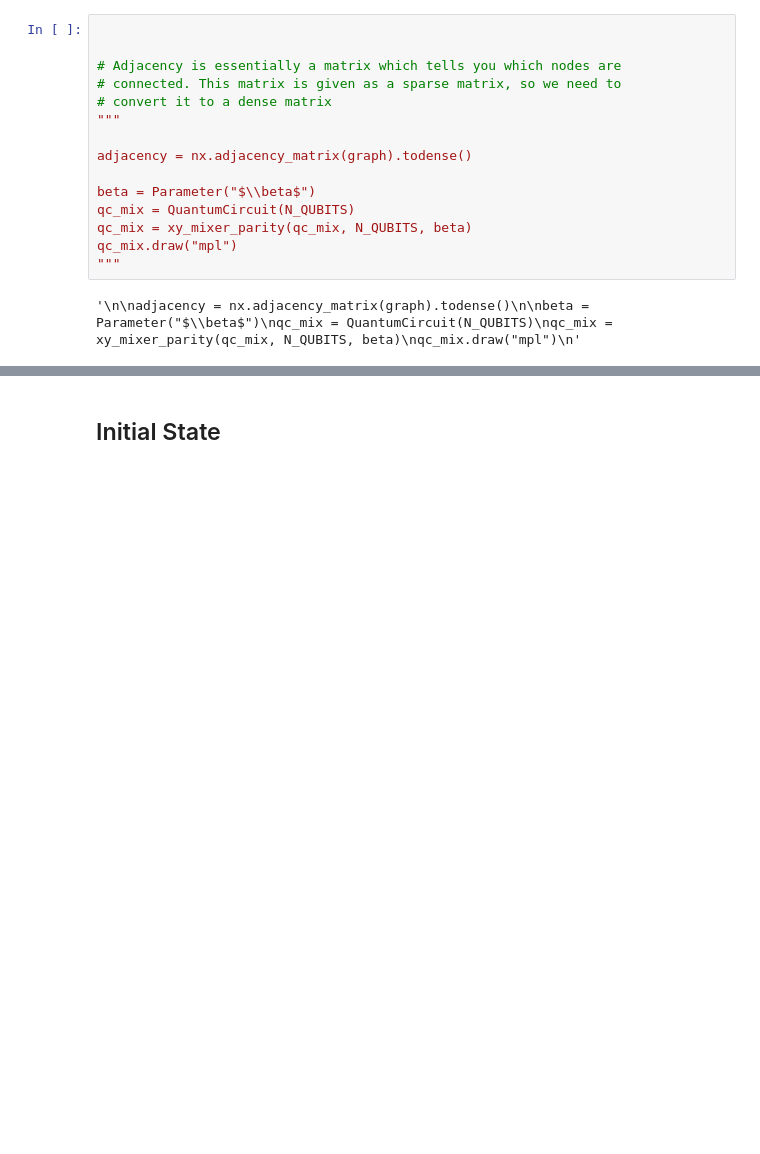
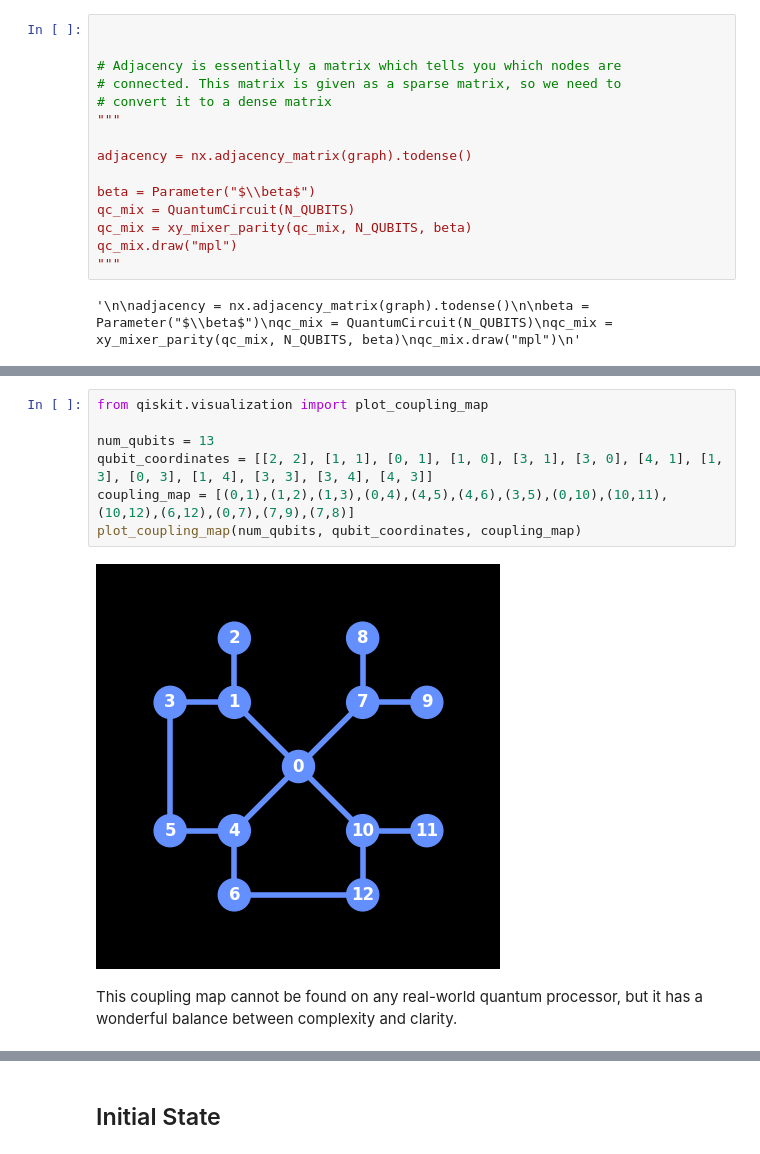
Before and after one commit to Louisanity/HamilToniQ, a Jupyter notebook: SubmissionExample (2).ipynb, the cells around one changed output, grey strips where cells are left out. Saved outputs shown, nothing was run; the diff lists cells and outputs as text; blank space fills up the shorter version.

```diff
--- a/SubmissionExample (2).ipynb
+++ b/SubmissionExample (2).ipynb
@@ -192,0 +205,11 @@ qc_mix.draw("mpl")
+# %%
+from qiskit.visualization import plot_coupling_map
+
+num_qubits = 13
+qubit_coordinates = [[2, 2], [1, 1], [0, 1], [1, 0], [3, 1], [3, 0], [4, 1], [1, 3], [0, 3], [1, 4], [3, 3], [3, 4], [4, 3]]
+coupling_map = [(0,1),(1,2),(1,3),(0,4),(4,5),(4,6),(3,5),(0,10),(10,11),(10,12),(6,12),(0,7),(7,9),(7,8)]
+plot_coupling_map(num_qubits, qubit_coordinates, coupling_map)
+# %% [output]
+[figure, added]
+# %% [markdown]
+This coupling map cannot be found on any real-world quantum processor, but it has a wonderful balance between complexity and clarity.
```
Also changed, not shown: parts of 7 cells of this notebook.
